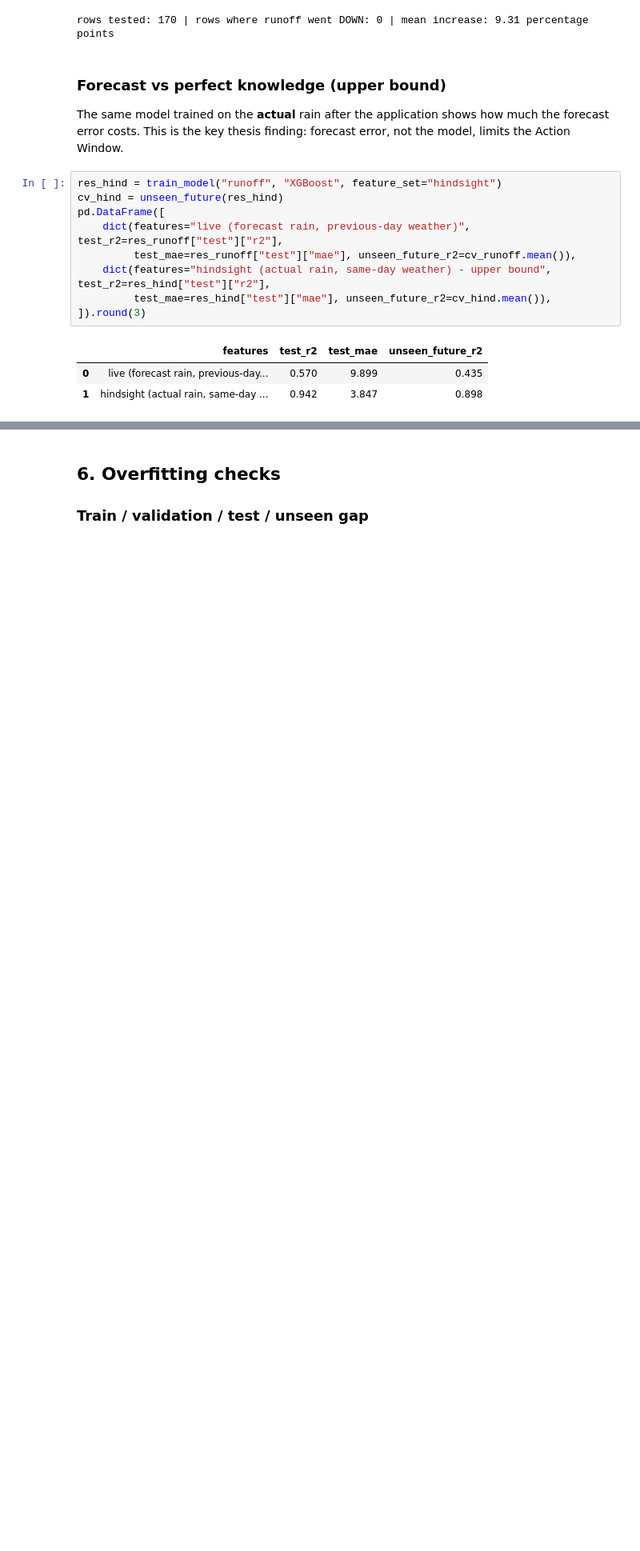
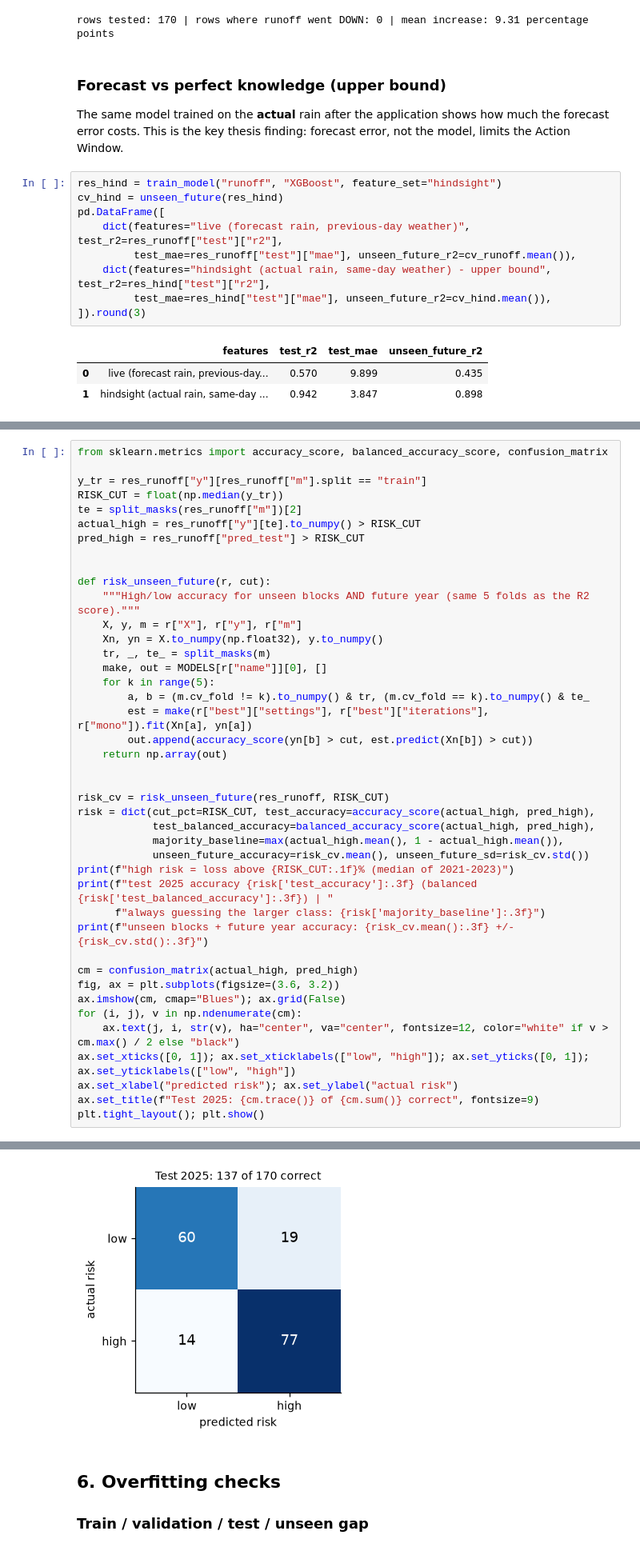
Before and after one commit to dasiths99/SmartTea-resource-optimization-framework, a Jupyter notebook: notebooks/01_model_training.ipynb, the cells around one changed output, grey strips where cells are left out. Shown at 80% size. Saved outputs shown, nothing was run; the diff lists cells and outputs as text; blank space fills up the shorter version.

```diff
--- a/notebooks/01_model_training.ipynb
+++ b/notebooks/01_model_training.ipynb
@@ -261,0 +267,43 @@ pd.DataFrame([
+# %%
+from sklearn.metrics import accuracy_score, balanced_accuracy_score, confusion_matrix
+
+y_tr = res_runoff["y"][res_runoff["m"].split == "train"]
+RISK_CUT = float(np.median(y_tr))
+te = split_masks(res_runoff["m"])[2]
+actual_high = res_runoff["y"][te].to_numpy() > RISK_CUT
+pred_high = res_runoff["pred_test"] > RISK_CUT
+
+
+def risk_unseen_future(r, cut):
+    """High/low accuracy for unseen blocks AND future year (same 5 folds as the R2 score)."""
+    X, y, m = r["X"], r["y"], r["m"]
+    Xn, yn = X.to_numpy(np.float32), y.to_numpy()
+    tr, _, te_ = split_masks(m)
+    make, out = MODELS[r["name"]][0], []
+    for k in range(5):
+        a, b = (m.cv_fold != k).to_numpy() & tr, (m.cv_fold == k).to_numpy() & te_
+        est = make(r["best"]["settings"], r["best"]["iterations"], r["mono"]).fit(Xn[a], yn[a])
+        out.append(accuracy_score(yn[b] > cut, est.predict(Xn[b]) > cut))
+    return np.array(out)
+
+
+risk_cv = risk_unseen_future(res_runoff, RISK_CUT)
+risk = dict(cut_pct=RISK_CUT, test_accuracy=accuracy_score(actual_high, pred_high),
+            test_balanced_accuracy=balanced_accuracy_score(actual_high, pred_high),
+            majority_baseline=max(actual_high.mean(), 1 - actual_high.mean()),
+            unseen_future_accuracy=risk_cv.mean(), unseen_future_sd=risk_cv.std())
+print(f"high risk = loss above {RISK_CUT:.1f}% (median of 2021-2023)")
+print(f"test 2025 accuracy {risk['test_accuracy']:.3f} (balanced {risk['test_balanced_accuracy']:.3f}) | "
+      f"always guessing the larger class: {risk['majority_baseline']:.3f}")
+print(f"unseen blocks + future year accuracy: {risk_cv.mean():.3f} +/- {risk_cv.std():.3f}")
+
+cm = confusion_matrix(actual_high, pred_high)
+fig, ax = plt.subplots(figsize=(3.6, 3.2))
+ax.imshow(cm, cmap="Blues"); ax.grid(False)
+for (i, j), v in np.ndenumerate(cm):
+    ax.text(j, i, str(v), ha="center", va="center", fontsize=12, color="white" if v > cm.max() / 2 else "black")
+ax.set_xticks([0, 1]); ax.set_xticklabels(["low", "high"]); ax.set_yticks([0, 1]); ax.set_yticklabels(["low", "high"])
+ax.set_xlabel("predicted risk"); ax.set_ylabel("actual risk")
+ax.set_title(f"Test 2025: {cm.trace()} of {cm.sum()} correct", fontsize=9)
+plt.tight_layout(); plt.show()
+# %% [output]
@@ -262,3 +313,4 @@ pd.DataFrame([
+[figure, added]
 # %% [markdown]
 ## 6. Overfitting checks
 ### Train / validation / test / unseen gap
```
Also changed, not shown: parts of 6 cells of this notebook, 2 other files.
